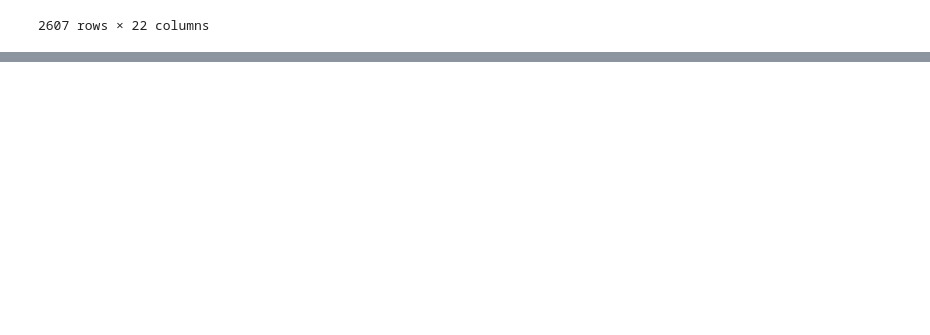
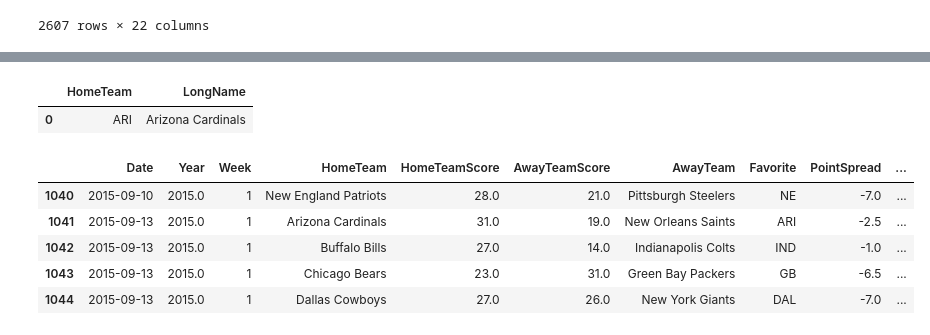
Before and after one commit to slimseidl/DataScience, a Jupyter notebook: FinalProject/Project.ipynb, the cells around one changed output, grey strips where cells are left out. Drawn from its saved outputs; the diff is of its cells as text; code cells hidden in the pictures; blank space fills up the shorter version.

```diff
--- a/FinalProject/Project.ipynb
+++ b/FinalProject/Project.ipynb
@@ -704,0 +727,2 @@ merged.query("HomeTeamScore.notnull()")
+# %%
+merged["HomeTeam"] = merged["LongName"]
@@ -704,0 +731,5 @@ merged.query("HomeTeamScore.notnull()")
+# %%
+teams.head(1)
+# %% [output]
+|  | HomeTeam | LongName |
+| 0 | ARI | Arizona Cardinals |
@@ -704,0 +742,9 @@ merged.query("HomeTeamScore.notnull()")
+# %%
+merged.head()
+# %% [output]
+|  | Date | Year | Week | HomeTeam | HomeTeamScore | AwayTeamScore | AwayTeam | Favorite | PointSpread | ... |
+| 1040 | 2015-09-10 | 2015.0 | 1 | New England Patriots | 28.0 | 21.0 | Pittsburgh Steelers | NE | -7.0 | ... |
+| 1041 | 2015-09-13 | 2015.0 | 1 | Arizona Cardinals | 31.0 | 19.0 | New Orleans Saints | ARI | -2.5 | ... |
+| 1042 | 2015-09-13 | 2015.0 | 1 | Buffalo Bills | 27.0 | 14.0 | Indianapolis Colts | IND | -1.0 | ... |
+| 1043 | 2015-09-13 | 2015.0 | 1 | Chicago Bears | 23.0 | 31.0 | Green Bay Packers | GB | -6.5 | ... |
+| 1044 | 2015-09-13 | 2015.0 | 1 | Dallas Cowboys | 27.0 | 26.0 | New York Giants | DAL | -7.0 | ... |
```
Also changed, not shown: parts of 41 cells of this notebook, 1 other file.
